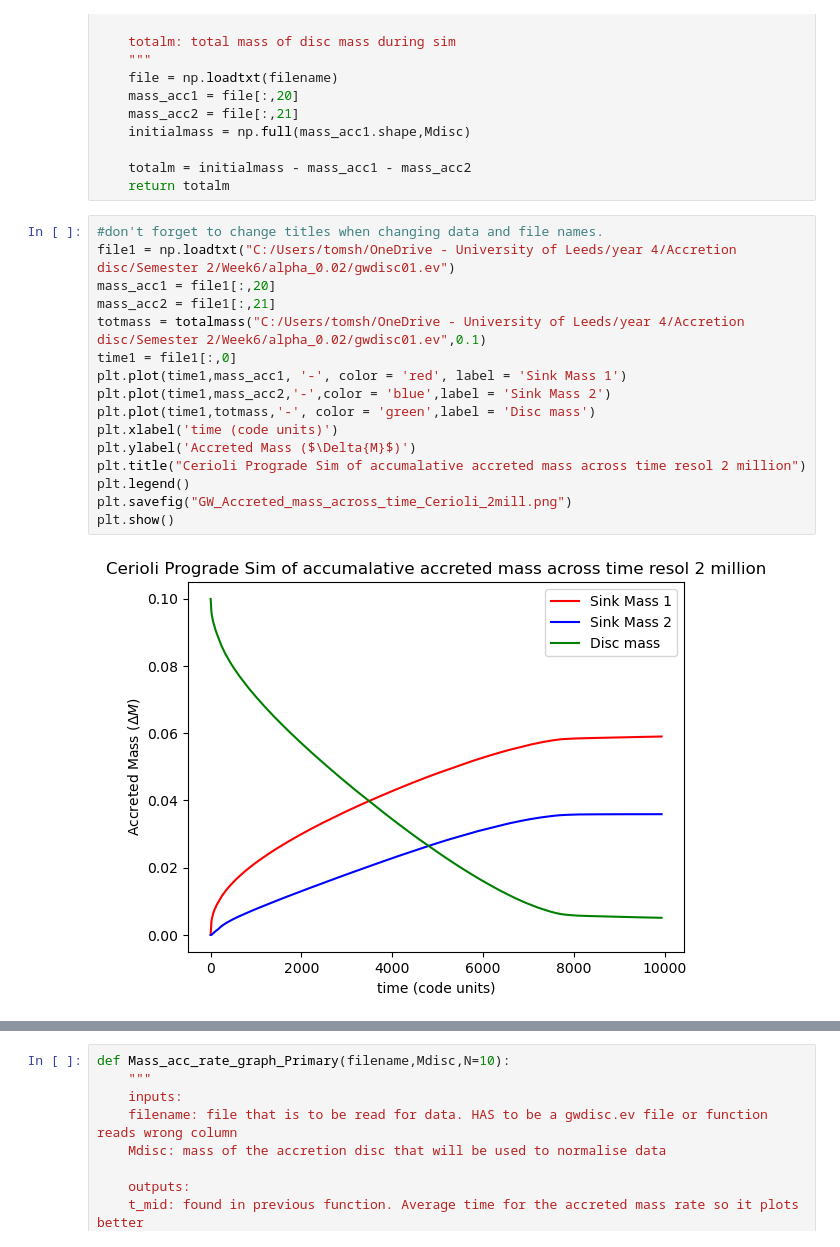
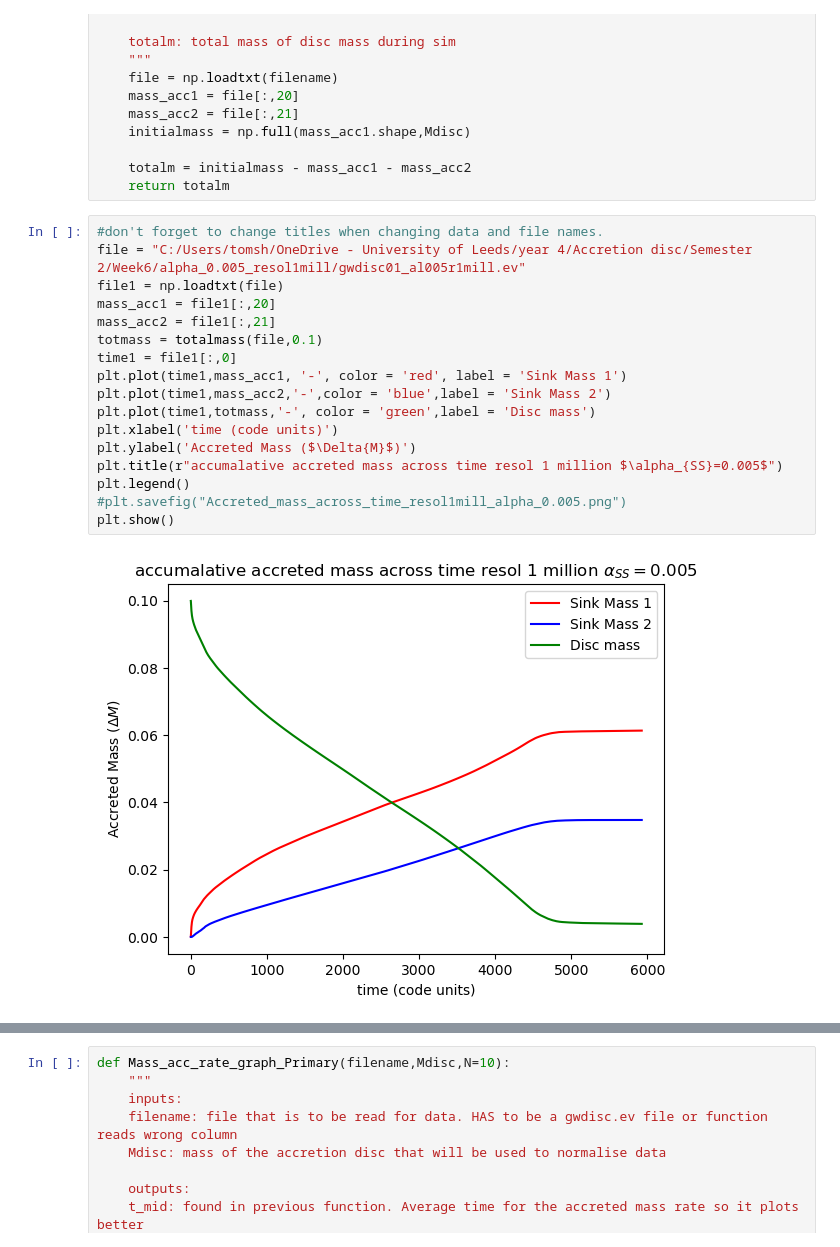
Before and after one commit to tomshilling04/physics_repo, a Jupyter notebook: Accretion_rate.ipynb, the cells around one changed output, grey strips where cells are left out. Saved outputs shown, nothing was run; the diff lists cells and outputs as text.

```diff
--- a/Accretion_rate.ipynb
+++ b/Accretion_rate.ipynb
@@ -23,22 +23,23 @@ def totalmass(filename,Mdisc):
     return totalm
 # %%
 #don't forget to change titles when changing data and file names.
-file1 = np.loadtxt("C:/Users/tomsh/OneDrive - University of Leeds/year 4/Accretion disc/Semester 2/Week6/alpha_0.02/gwdisc01.ev")
+file = "C:/Users/tomsh/OneDrive - University of Leeds/year 4/Accretion disc/Semester 2/Week6/alpha_0.005_resol1mill/gwdisc01_al005r1mill.ev"
+file1 = np.loadtxt(file)
 mass_acc1 = file1[:,20]
 mass_acc2 = file1[:,21]
-totmass = totalmass("C:/Users/tomsh/OneDrive - University of Leeds/year 4/Accretion disc/Semester 2/Week6/alpha_0.02/gwdisc01.ev",0.1)
+totmass = totalmass(file,0.1)
 time1 = file1[:,0]
 plt.plot(time1,mass_acc1, '-', color = 'red', label = 'Sink Mass 1')
 plt.plot(time1,mass_acc2,'-',color = 'blue',label = 'Sink Mass 2')
 plt.plot(time1,totmass,'-', color = 'green',label = 'Disc mass')
 plt.xlabel('time (code units)')
 plt.ylabel('Accreted Mass ($\Delta{M}$)')
-plt.title("Cerioli Prograde Sim of accumalative accreted mass across time resol 2 million")
+plt.title(r"accumalative accreted mass across time resol 1 million $\alpha_{SS}=0.005$")
 plt.legend()
-plt.savefig("GW_Accreted_mass_across_time_Cerioli_2mill.png")
+#plt.savefig("Accreted_mass_across_time_resol1mill_alpha_0.005.png")
 plt.show()
 # %% [output]
-[figure, old version]
+[figure, new version]
 # %%
 pd.DataFrame(file1)
 # %% [output]
```
Also changed, not shown: parts of 3 cells of this notebook.
